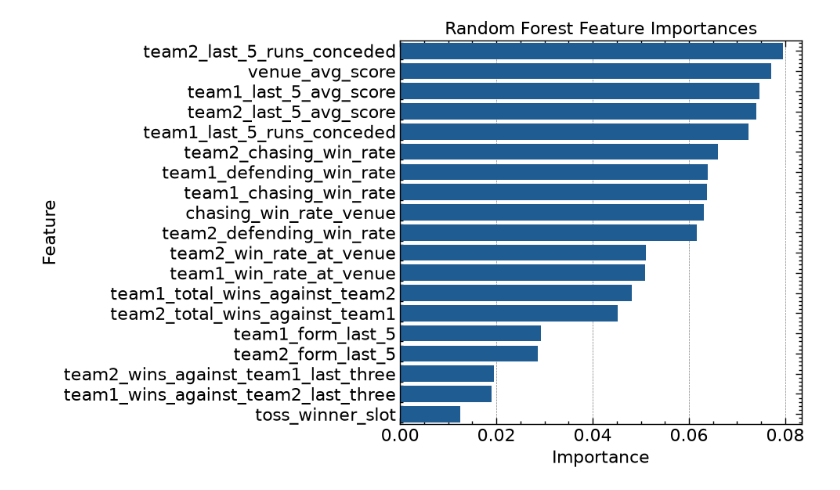
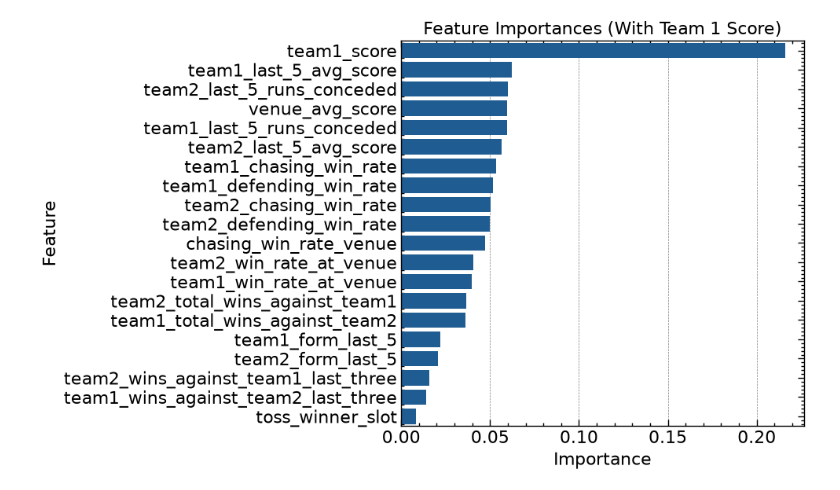
Before and after one commit to Karanveer-Tinna/ipl-cricket-prediction-model, a Jupyter notebook: notebooks/06_model_interpretation.ipynb, the cells around one changed output. Drawn from its saved outputs; the diff is of its cells as text; code cells hidden in the pictures.

```diff
--- a/notebooks/06_model_interpretation.ipynb
+++ b/notebooks/06_model_interpretation.ipynb
@@ -32,7 +11,10 @@ features = [
+# %%
+X_test = joblib.load("../data/splits/no_score/X_test.pkl")
+features = X_test.columns.tolist()
 # %%
-pipeline = joblib.load("../models/no_score/decision_tree.pkl")
+best_model = joblib.load("../models/production/no_score/best_model.pkl")
 
-model = pipeline.named_steps["classifier"]
+model = best_model.named_steps["classifier"]
 importances = model.feature_importances_
 
 importance_df = (
@@ -45,7 +27,7 @@ importance_df = (
 
 plt.figure(figsize=(10, 6))
 sns.barplot(data=importance_df, x="Importance", y="Feature")
-plt.title("Decision Tree Feature Importances")
+plt.title("Feature Importances (Without Team 1 Score)")
 plt.tight_layout()
 plt.show()
 # %% [output]
@@ -53,21 +47,24 @@ plt.show()
+# %%
+X_test = joblib.load("../data/splits/with_score/X_test.pkl")
+features = X_test.columns.tolist()
 # %%
-pipeline = joblib.load("../models/no_score/random_forest.pkl")
+best_model = joblib.load("../models/production/with_score/best_model.pkl")
 
-model = pipeline.named_steps["classifier"]
+model = best_model.named_steps["classifier"]
 importances = model.feature_importances_
 
 importance_df = (
     pd.DataFrame({
         "Feature": features,
         "Importance": importances
     })
     .sort_values("Importance", ascending=False)
 )
 
 plt.figure(figsize=(10, 6))
 sns.barplot(data=importance_df, x="Importance", y="Feature")
-plt.title("Random Forest Feature Importances")
+plt.title("Feature Importances (With Team 1 Score)")
 plt.tight_layout()
 plt.show()
 # %% [output]
-[figure, old version]
+[figure, new version]
```
Also changed, not shown: parts of 14 cells of this notebook, 1 other file.
